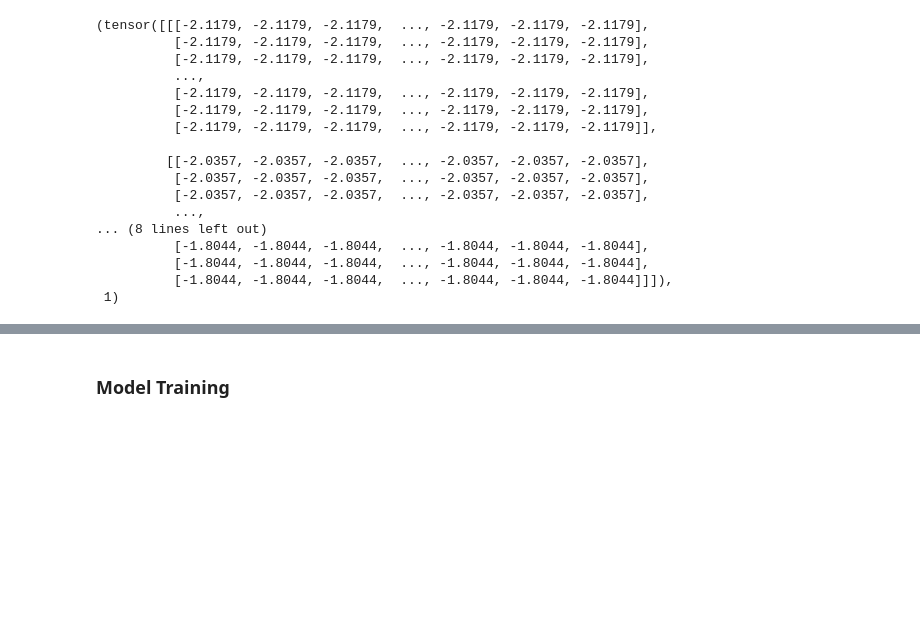
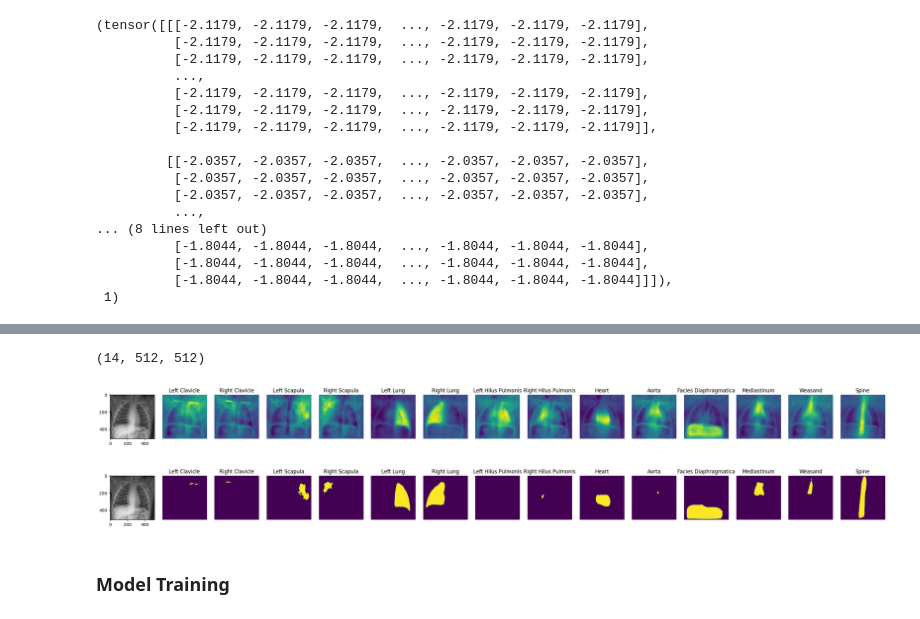
Before and after one commit to Neermita18/SystemsBiology, a Jupyter notebook: pneumonia.ipynb, the cells around one changed output, grey strips where cells are left out. Cells and saved outputs as stored; diff of their text form; code cells hidden in the pictures; blank space fills up the shorter version.

Commit message:
segmentation using pretrained pspnet

```diff
--- a/pneumonia.ipynb
+++ b/pneumonia.ipynb
@@ -310,0 +332,2 @@ train_loader.dataset[31295]
+# %%
+seg_model = xrv.baseline_models.chestx_det.PSPNet()
@@ -310,0 +338,2 @@ train_loader.dataset[31295]
+# %%
+img = skimage.io.imread(final_train_df["images"][0])
@@ -310,0 +353,9 @@ train_loader.dataset[31295]
+# %%
+
+img = (img / img.max()) * 255  # Rescale to [0, 255]
+img = xrv.datasets.normalize(img, maxval=255)
+
+transform = torchvision.transforms.Compose([xrv.datasets.XRayCenterCrop(),xrv.datasets.XRayResizer(512)])
+img = np.expand_dims(img, axis=0)
+img = transform(img)
+img = torch.from_numpy(img)
@@ -310,0 +378,19 @@ train_loader.dataset[31295]
+# %%
+with torch.no_grad():
+    pred = seg_model(img)
+# %%
+pred[0].shape
+# %% [output]
+(14, 512, 512)
+# %%
+plt.figure(figsize = (26,5))
+plt.subplot(1, len(seg_model.targets) + 1, 1)
+plt.imshow(img[0], cmap='gray')
+for i in range(len(seg_model.targets)):
+    plt.subplot(1, len(seg_model.targets) + 1, i+2)
+    plt.imshow(pred[0, i])
+    plt.title(seg_model.targets[i])
+    plt.axis('off')
+plt.tight_layout()
+# %% [output]
+[figure, added]
@@ -310,0 +403,12 @@ train_loader.dataset[31295]
+# %%
+plt.figure(figsize = (26,5))
+plt.subplot(1, len(seg_model.targets) + 1, 1)
+plt.imshow(img[0], cmap='gray')
+for i in range(len(seg_model.targets)):
+    plt.subplot(1, len(seg_model.targets) + 1, i+2)
+    plt.imshow(pred[0, i])
+    plt.title(seg_model.targets[i])
+    plt.axis('off')
+plt.tight_layout()
+# %% [output]
+[figure, added]
```
Also changed, not shown: parts of 10 cells of this notebook.
